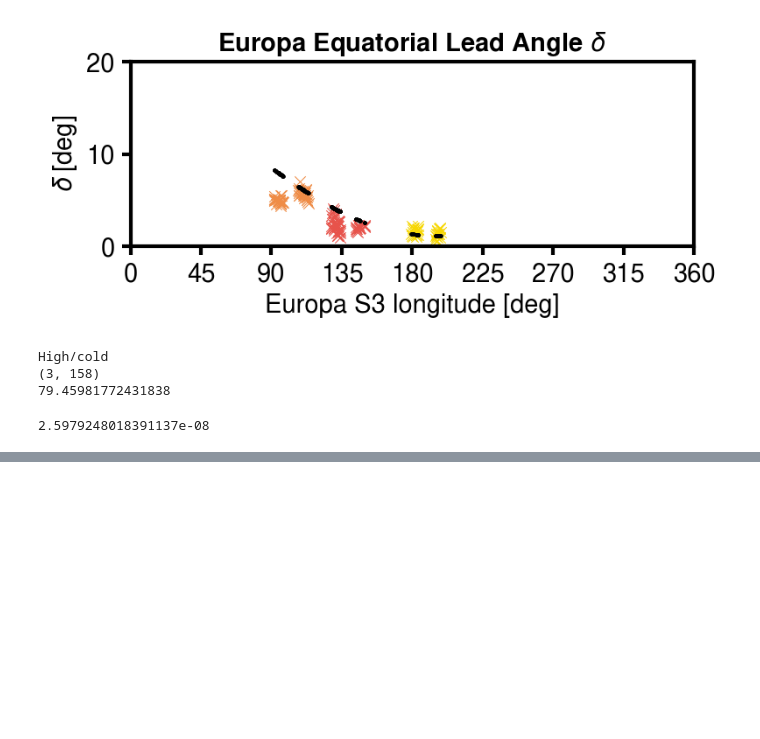
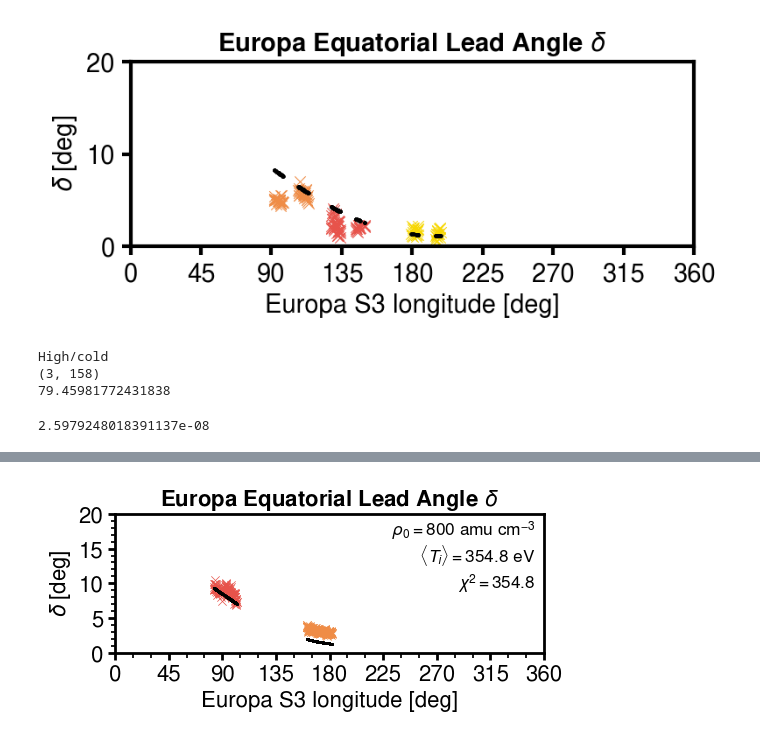
Before and after one commit to ShinnosukeSatoh/HST_Jupiter_footprints_dms, a Jupyter notebook: Leadangle_model.ipynb, the cells around one changed output, grey strips where cells are left out. Drawn from its saved outputs; the diff is of its cells as text; code cells hidden in the pictures; blank space fills up the shorter version.

```diff
--- a/Leadangle_model.ipynb
+++ b/Leadangle_model.ipynb
@@ -808,0 +854,90 @@ High/cold
+# %%
+# 2022年のデータ
+from multiprocessing import Pool
+
+def calc(moons3):
+    """
+    `moons3`: system iii longitude of the moon [deg]
+    """
+
+    S0 = LeadA.Awave().tracefield(r_orbitM, math.radians(moons3))
+    tau, _, _ = LeadA.Awave().tracefield2(r_orbitM,
+                                        math.radians(moons3),
+                                        S0,
+                                        rho0_3,
+                                        Hp_3,
+                                        'N')
+    return tau
+
+img_len = 0
+for i in range(len(north_doy22)):
+    data_arr = np.loadtxt('data/red3_leadangle/EUROPA/20'+north_doy22[i]+'_eq.txt')
+    moons30_arr = data_arr[0,:]    # moon s3 longitude [deg]
+    img_len += moons30_arr.size
+
+estimations = np.zeros((3,img_len))
+NNN = 0
+for i in range(len(north_doy22)):
+    data_arr = np.loadtxt('data/red3_leadangle/EUROPA/20'+north_doy22[i]+'_eq.txt')
+    moons30_arr = data_arr[0,:]    # moon s3 longitude [deg]
+    eq_leadangle = data_arr[1,:]   # observed lead angle [deg]
+    tau = np.zeros(moons30_arr.size)
+
+    args = moons30_arr.tolist()
+    with Pool(processes=10) as pool:
+        result_list = list(pool.map(calc, args))
+    tau = np.array(result_list)         # [sec]
+    leadangle_est = np.degrees(OMGR*tau)  # [deg]
+
+    estimations[0,NNN:NNN+moons30_arr.size] = moons30_arr      # moon s3 longitude [deg]
+    estimations[1,NNN:NNN+moons30_arr.size] = eq_leadangle     # observed lead angle [deg]
+    estimations[2,NNN:NNN+moons30_arr.size] = leadangle_est    # estimated lead angle [deg]
+
+    NNN += moons30_arr.size
+
+
+# PLOT
+print(((estimations[1,:]-estimations[2,:])**2))
+print(((estimations[1,:]-estimations[2,:])**2)/estimations[2,:])
+chi2 = np.sum(((estimations[1,:]-estimations[2,:])**2)/estimations[2,:])
+
+fontsize = 16
+fig, ax = plt.subplots(figsize=(5,2), dpi=100)
+fig.tight_layout()
+ax.set_title('Europa Equatorial Lead Angle $\\delta$', weight='bold', fontsize=fontsize)
+ax.set_xlim(0,360)
+ax.set_ylim(0,20)
+ax.set_xticks(np.arange(0, 361, 45))
+ax.set_xticklabels(np.arange(0, 361, 45), fontsize=fontsize)
+ax.xaxis.set_minor_locator(AutoMinorLocator(3))  # minor ticks
+ax.set_yticks(np.arange(0, 21, 5))
+ax.set_yticklabels(np.arange(0, 21, 5), fontsize=fontsize)
+ax.yaxis.set_minor_locator(AutoMinorLocator(5))  # minor ticks
+ax.set_xlabel('Europa S3 longitude [deg]', fontsize=fontsize)
+ax.set_ylabel('$\\delta$ [deg]', fontsize=fontsize)
+ax.tick_params(axis='x', labelsize=fontsize)
+ax.tick_params(axis='y', labelsize=fontsize)
+for i in range(len(north_doy22)):
+    data_arr = np.loadtxt('data/red3_leadangle/EUROPA/20'+north_doy22[i]+'_eq.txt')
+    moons30_arr = data_arr[0,:]    # moon s3 longitude [deg]
+    eq_leadangle = data_arr[1,:]   # observed lead angle [deg]
+    ax.scatter(moons30_arr, eq_leadangle, marker='x', c=cpalette[i], linewidths=0.5, label=doy[i], zorder=1)
+    # ax.scatter(estimations[0,:], estimations[1,:], marker='x', c=cpalette[i], linewidths=0.5, label=doy[i], zorder=1)
+    ax.scatter(estimations[0,:], estimations[2,:], s=1, color='k', label=doy[i], zorder=2)
+ax.text(0.98, 0.96, '$\\rho_{\,0}=$'+str(round(800,1))+' amu cm$^{-3}$', color='k',
+           horizontalalignment='right',
+           verticalalignment='top',
+           transform=ax.transAxes,
+           fontsize=fsize*0.73)
+ax.text(0.98, 0.79, '$\\langle T_i \\rangle=$'+str(round(chi2,1))+' eV', color='k',
+           horizontalalignment='right',
+           verticalalignment='top',
+           transform=ax.transAxes,
+           fontsize=fsize*0.73)
+ax.text(0.98, 0.58, '$\\chi^2=$'+str(round(chi2,1)), color='k',
+           horizontalalignment='right',
+           verticalalignment='top',
+           transform=ax.transAxes,
+           fontsize=fsize*0.73)
+plt.show()
+# %% [output]
@@ -808,0 +961 @@ High/cold
+[figure, added]
```
Also changed, not shown: parts of 4 cells of this notebook, 14 other files.
